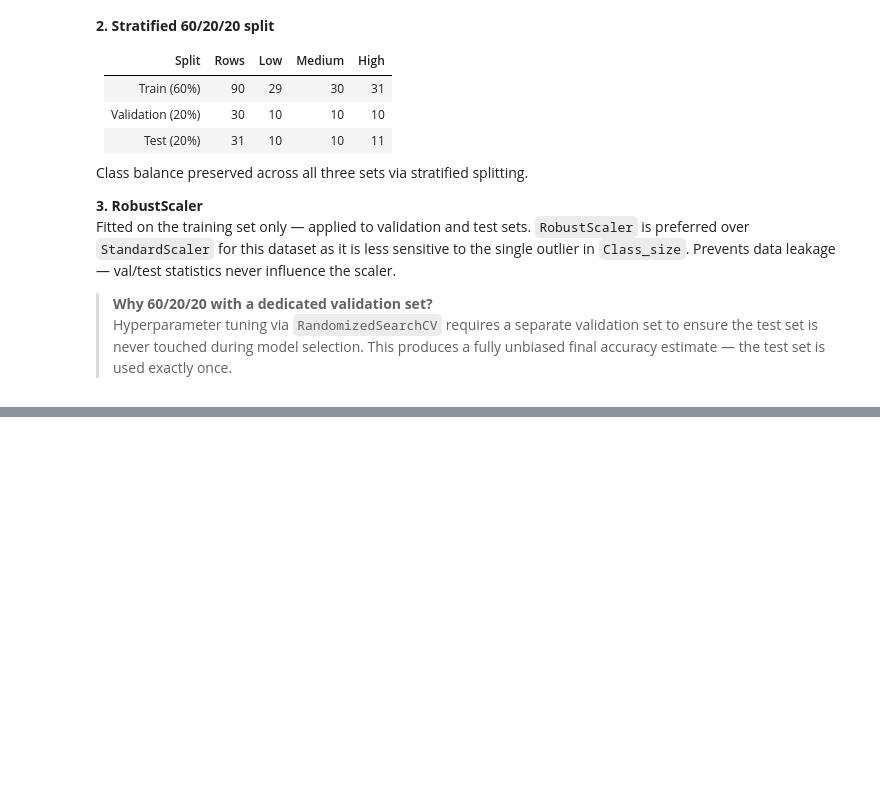
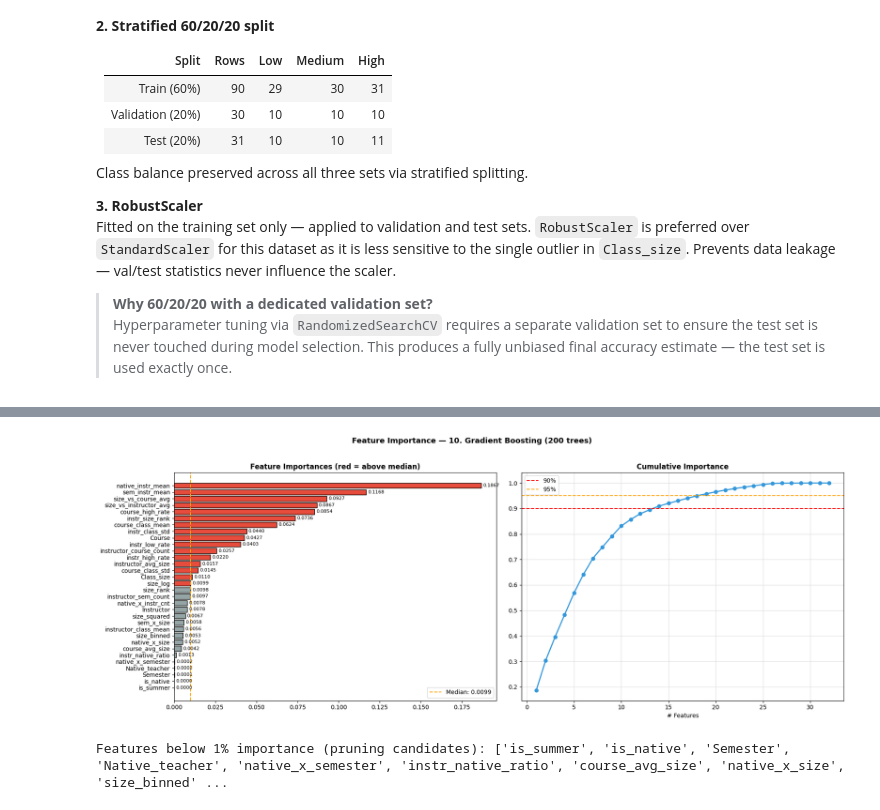
Before and after one commit to uwaiszmuhammed07-hash/teaching-assistance-ml-project, a Jupyter notebook: PRCP-1026-TeachingAssistance.ipynb, the cells around one changed output, grey strips where cells are left out. Drawn from its saved outputs; the diff is of its cells as text; code cells hidden in the pictures; blank space fills up the shorter version.

```diff
--- a/PRCP-1026-TeachingAssistance.ipynb
+++ b/PRCP-1026-TeachingAssistance.ipynb
@@ -863,0 +1169,19 @@ Fitted on the training set only — applied to validation and test sets. `Robust
+# %%
+if TUNE:
+    print('Tuning SVM...')
+    svm_rs = RandomizedSearchCV(
+        SVC(kernel='rbf', probability=True, random_state=42),
+        {'C':[0.1,1,10,50,100,200],'gamma':['scale','auto',0.001,0.01,0.1]},
+        n_iter=N_ITER, cv=skf, scoring='f1_weighted', n_jobs=-1, random_state=42
+    )
+    svm_rs.fit(X_train_sc, y_train)
+    p_svm = svm_rs.best_estimator_.predict(X_val_sc)
+    results['5T. SVM (Tuned)'] = {
+        'Acc_train':round(accuracy_score(y_train, svm_rs.best_estimator_.predict(X_train_sc)),4),
+        'Acc_val'  :round(accuracy_score(y_val, p_svm),4),
+        'F1_val'   :round(f1_score(y_val, p_svm, average='weighted'),4),
+        'Fit_time':'--','Scaled':'Yes'}
+    all_models['5T. SVM (Tuned)'] = svm_rs.best_estimator_
+    all_preds ['5T. SVM (Tuned)'] = p_svm
+    print(f'  Best params: {svm_rs.best_params_}')
+    print(f'  Acc_val={accuracy_score(y_val,p_svm):.4f} | F1={f1_score(y_val,p_svm,average="weighted"):.4f}')
@@ -863,0 +1726,49 @@ Fitted on the training set only — applied to validation and test sets. `Robust
+# %%
+tree_candidates = [(n, m) for n, m in all_models.items() if hasattr(m, 'feature_importances_')]
+
+if tree_candidates:
+    best_tree_name = sorted(
+        tree_candidates,
+        key=lambda x: results[x[0]]['F1_val'],
+        reverse=True
+    )[0][0]
+    best_tree = all_models[best_tree_name]
+
+    # Use X feature names
+    feat_names = X_train.columns if hasattr(X_train, 'columns') else [f'f{i}' for i in range(X_train.shape[1])]
+    importances = pd.Series(best_tree.feature_importances_, index=feat_names).sort_values()
+
+    fig, axes = plt.subplots(1, 2, figsize=(18, 7))
+    fig.suptitle(f'Feature Importance — {best_tree_name}', fontsize=13, fontweight='bold')
+
+    median_imp = importances.median()
+    colors_imp = ['#e74c3c' if v >= median_imp else '#95a5a6' for v in importances.values]
+
+    bars = axes[0].barh(importances.index, importances.values, color=colors_imp, edgecolor='black')
+    axes[0].axvline(median_imp, color='orange', linestyle='--', label=f'Median: {median_imp:.4f}')
+    axes[0].bar_label(bars, fmt='%.4f', padding=3, fontsize=8)
+    axes[0].set_title('Feature Importances (red = above median)', fontweight='bold')
+    axes[0].legend()
+
+    cum_imp = importances.sort_values(ascending=False).cumsum() / importances.sum()
+    axes[1].plot(range(1, len(cum_imp) + 1), cum_imp.values, marker='o', color='#3498db', linewidth=2)
+    axes[1].axhline(0.90, color='red', linestyle='--', label='90%')
+    axes[1].axhline(0.95, color='orange', linestyle='--', label='95%')
+    axes[1].set_title('Cumulative Importance', fontweight='bold')
+    axes[1].set_xlabel('# Features')
+    axes[1].legend()
+    axes[1].grid(alpha=0.4)
+
+    plt.tight_layout(rect=[0, 0, 1, 0.96])
+    plt.savefig("outputs/feature_importance.png", dpi=300, bbox_inches="tight")
+    plt.show()
+
+    low_imp_features = importances[importances < 0.01].index.tolist()
+    print(f'Features below 1% importance (pruning candidates): {low_imp_features}')
+
+else:
+    low_imp_features = []
+    print('No tree models available.')
+# %% [output]
+[figure, added]
+Features below 1% importance (pruning candidates): ['is_summer', 'is_native', 'Semester', 'Native_teacher', 'native_x_semester', 'instr_native_ratio', 'course_avg_size', 'native_x_size', 'size_binned' ...
```
Also changed, not shown: parts of 33 cells of this notebook.
